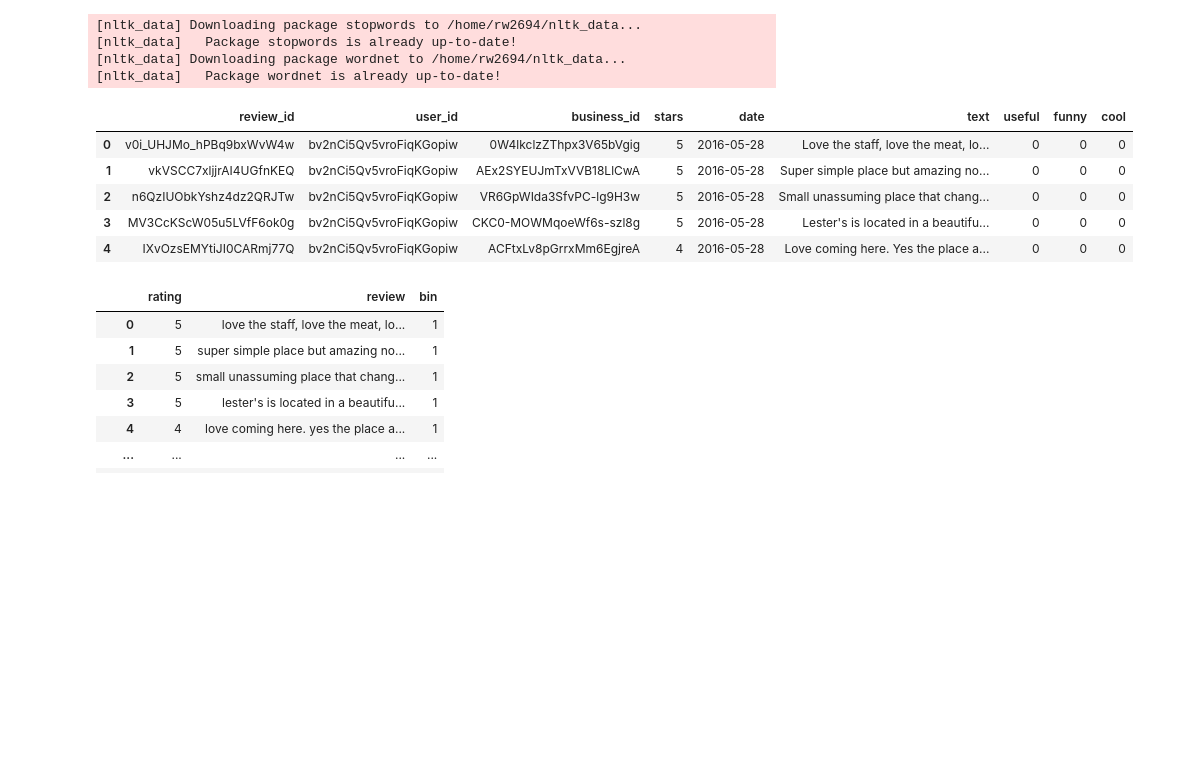
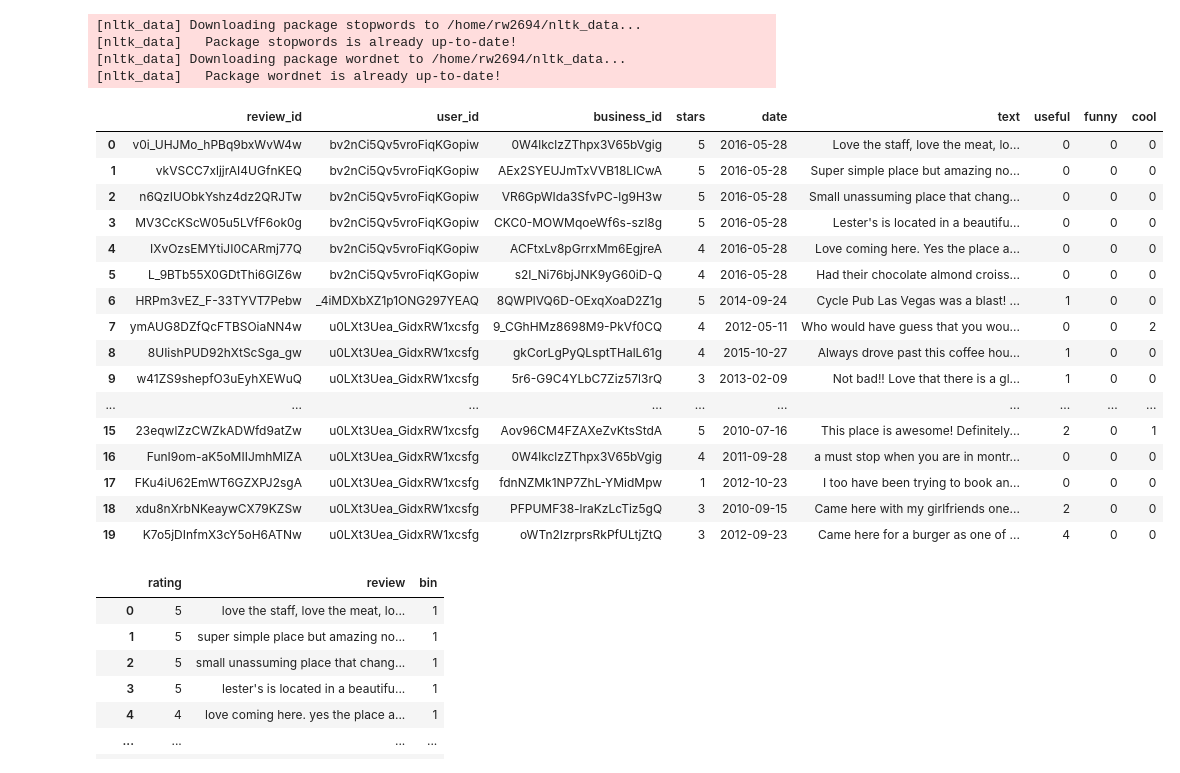
Before and after one commit to wrk1231/DataAnalysis-ML, a Jupyter notebook: Project -Yelp.ipynb, the cells around one changed output. Drawn from its saved outputs; the diff is of its cells as text; code cells hidden in the pictures; blank space fills up the shorter version.

```diff
--- a/Project -Yelp.ipynb
+++ b/Project -Yelp.ipynb
@@ -183,14 +183,25 @@ for food_set in food_sets:
 # %%
 ## Load Data
 df = pd.read_json('review0.json', lines=True)
-df.head(5)
+df.head(20)
 # %% [output]
 |  | review_id | user_id | business_id | stars | date | text | useful | funny | cool |
 | 0 | v0i_UHJMo_hPBq9bxWvW4w | bv2nCi5Qv5vroFiqKGopiw | 0W4lkclzZThpx3V65bVgig | 5 | 2016-05-28 | Love the staff, love the meat, lo... | 0 | 0 | 0 |
 | 1 | vkVSCC7xljjrAI4UGfnKEQ | bv2nCi5Qv5vroFiqKGopiw | AEx2SYEUJmTxVVB18LlCwA | 5 | 2016-05-28 | Super simple place but amazing no... | 0 | 0 | 0 |
 | 2 | n6QzIUObkYshz4dz2QRJTw | bv2nCi5Qv5vroFiqKGopiw | VR6GpWIda3SfvPC-lg9H3w | 5 | 2016-05-28 | Small unassuming place that chang... | 0 | 0 | 0 |
 | 3 | MV3CcKScW05u5LVfF6ok0g | bv2nCi5Qv5vroFiqKGopiw | CKC0-MOWMqoeWf6s-szl8g | 5 | 2016-05-28 | Lester's is located in a beautifu... | 0 | 0 | 0 |
 | 4 | IXvOzsEMYtiJI0CARmj77Q | bv2nCi5Qv5vroFiqKGopiw | ACFtxLv8pGrrxMm6EgjreA | 4 | 2016-05-28 | Love coming here. Yes the place a... | 0 | 0 | 0 |
+| 5 | L_9BTb55X0GDtThi6GlZ6w | bv2nCi5Qv5vroFiqKGopiw | s2I_Ni76bjJNK9yG60iD-Q | 4 | 2016-05-28 | Had their chocolate almond croiss... | 0 | 0 | 0 |
+| 6 | HRPm3vEZ_F-33TYVT7Pebw | _4iMDXbXZ1p1ONG297YEAQ | 8QWPlVQ6D-OExqXoaD2Z1g | 5 | 2014-09-24 | Cycle Pub Las Vegas was a blast! ... | 1 | 0 | 0 |
+| 7 | ymAUG8DZfQcFTBSOiaNN4w | u0LXt3Uea_GidxRW1xcsfg | 9_CGhHMz8698M9-PkVf0CQ | 4 | 2012-05-11 | Who would have guess that you wou... | 0 | 0 | 2 |
+| 8 | 8UIishPUD92hXtScSga_gw | u0LXt3Uea_GidxRW1xcsfg | gkCorLgPyQLsptTHalL61g | 4 | 2015-10-27 | Always drove past this coffee hou... | 1 | 0 | 0 |
+| 9 | w41ZS9shepfO3uEyhXEWuQ | u0LXt3Uea_GidxRW1xcsfg | 5r6-G9C4YLbC7Ziz57l3rQ | 3 | 2013-02-09 | Not bad!! Love that there is a gl... | 1 | 0 | 0 |
+| ... | ... | ... | ... | ... | ... | ... | ... | ... | ... |
+| 15 | 23eqwlZzCWZkADWfd9atZw | u0LXt3Uea_GidxRW1xcsfg | Aov96CM4FZAXeZvKtsStdA | 5 | 2010-07-16 | This place is awesome! Definitely... | 2 | 0 | 1 |
+| 16 | FunI9om-aK5oMIIJmhMlZA | u0LXt3Uea_GidxRW1xcsfg | 0W4lkclzZThpx3V65bVgig | 4 | 2011-09-28 | a must stop when you are in montr... | 0 | 0 | 0 |
+| 17 | FKu4iU62EmWT6GZXPJ2sgA | u0LXt3Uea_GidxRW1xcsfg | fdnNZMk1NP7ZhL-YMidMpw | 1 | 2012-10-23 | I too have been trying to book an... | 0 | 0 | 0 |
+| 18 | xdu8nXrbNKeaywCX79KZSw | u0LXt3Uea_GidxRW1xcsfg | PFPUMF38-lraKzLcTiz5gQ | 3 | 2010-09-15 | Came here with my girlfriends one... | 2 | 0 | 0 |
+| 19 | K7o5jDInfmX3cY5oH6ATNw | u0LXt3Uea_GidxRW1xcsfg | oWTn2IzrprsRkPfULtjZtQ | 3 | 2012-09-23 | Came here for a burger as one of ... | 4 | 0 | 0 |
 # %%
 ## X - text -> numeric data, y : stars
 cleaned_df = df[['stars', 'text']]
```
Also changed, not shown: parts of 12 cells of this notebook, 1 other file.
